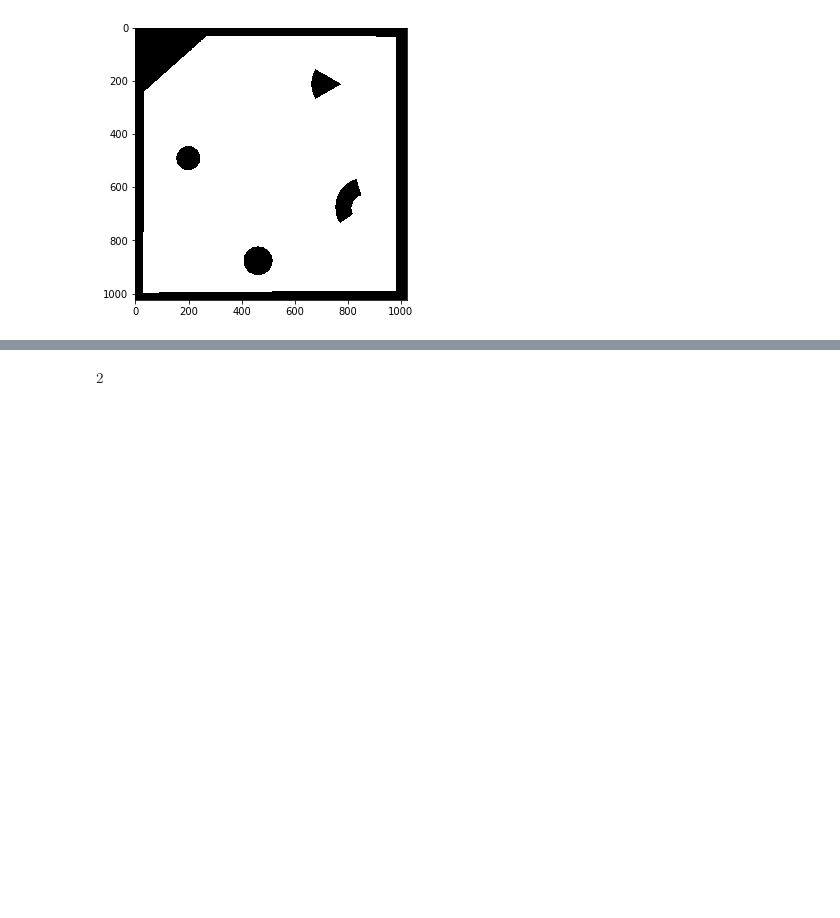
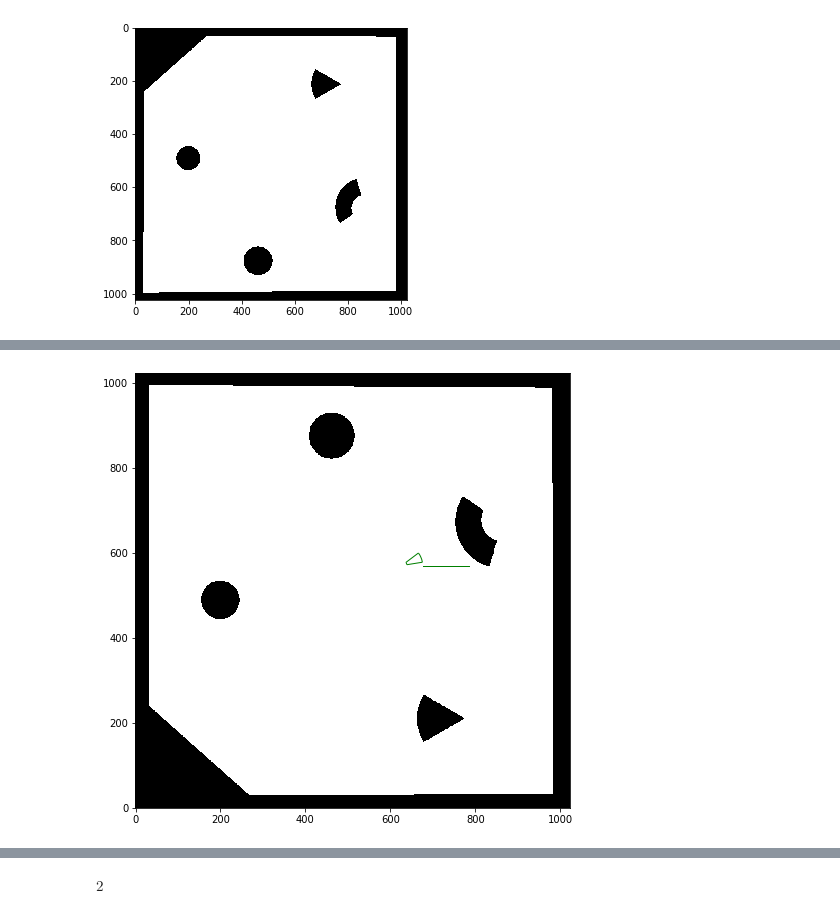
Before and after one commit to KshitijBhat/interval-analysis-method, a Jupyter notebook: Arena/motion.ipynb, the cells around one changed output, grey strips where cells are left out. Drawn from its saved outputs; the diff is of its cells as text; code cells hidden in the pictures; blank space fills up the shorter version.

```diff
--- a/Arena/motion.ipynb
+++ b/Arena/motion.ipynb
@@ -114,0 +148,9 @@ true
+# %%
+comps = robot.complement_intervals(Js)
+
+fig,ax = plt.subplots(figsize=(8,8))
+ax.imshow(arena,cmap = plt.cm.gray_r,origin = 'lower')
+for comp in comps:
+    comp.draw(ax,'green')
+# %% [output]
+[figure, added]
```
Also changed, not shown: parts of 8 cells of this notebook, 3 other files.
